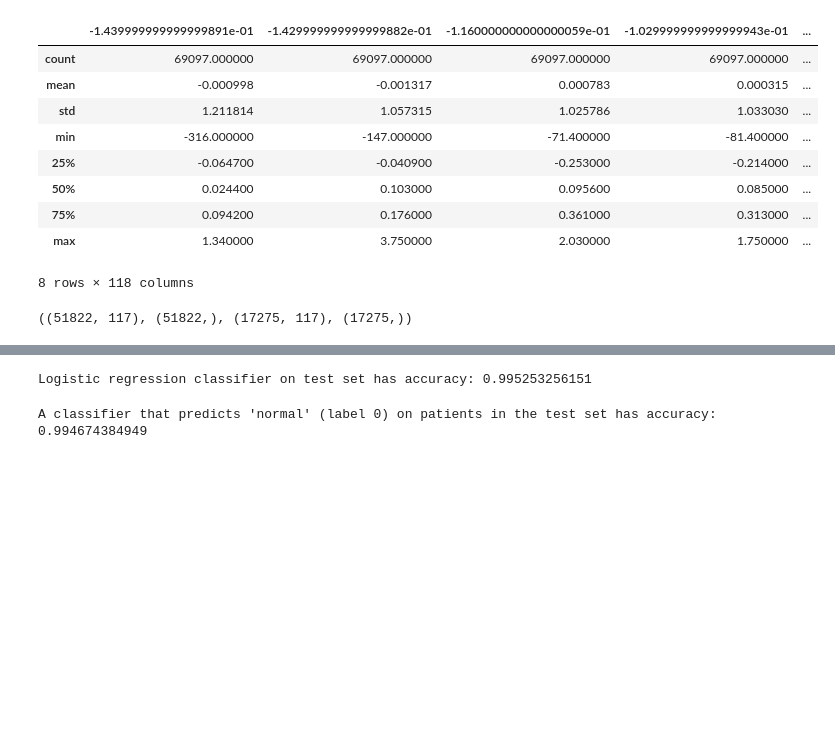
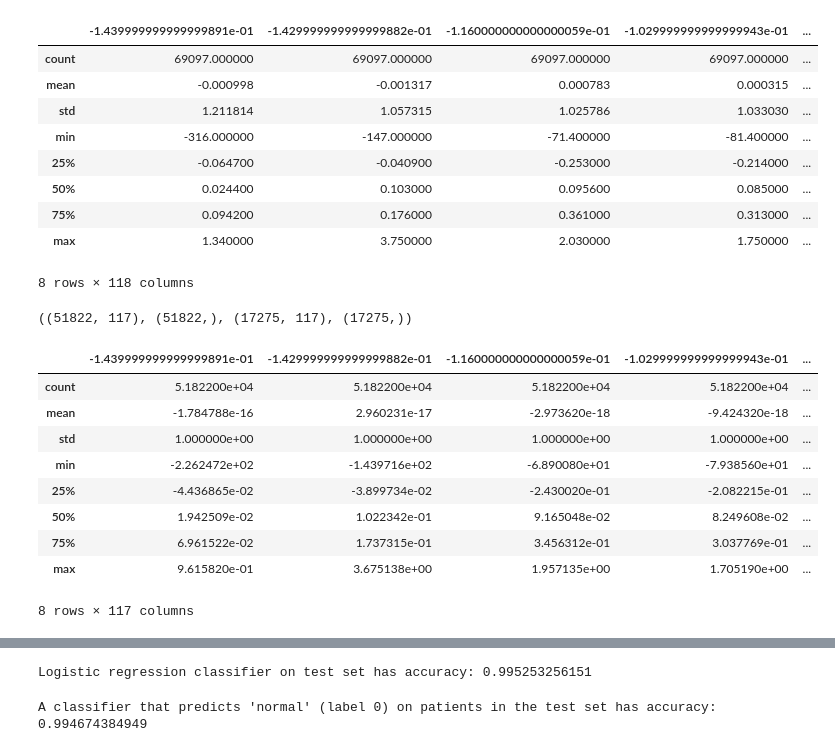
Before and after one commit to syj19950301/Data_Science_1, a Jupyter notebook: cs109a_hw6_submission.ipynb, the cells around one changed output, grey strips where cells are left out. Drawn from its saved outputs; the diff is of its cells as text; code cells hidden in the pictures; blank space fills up the shorter version.

```diff
--- a/cs109a_hw6_submission.ipynb
+++ b/cs109a_hw6_submission.ipynb
@@ -108,3 +110,16 @@ X_train, X_test, y_train, y_test = train_test_split(X_stand, y, test_size=0.25,
 X_train.shape, y_train.shape, X_test.shape, y_test.shape
 # %% [output]
 ((51822, 117), (51822,), (17275, 117), (17275,))
+# %%
+X_train.describe()
+# %% [output]
+|  | -1.439999999999999891e-01 | -1.429999999999999882e-01 | -1.160000000000000059e-01 | -1.029999999999999943e-01 | ... |
+| count | 5.182200e+04 | 5.182200e+04 | 5.182200e+04 | 5.182200e+04 | ... |
+| mean | -1.784788e-16 | 2.960231e-17 | -2.973620e-18 | -9.424320e-18 | ... |
+| std | 1.000000e+00 | 1.000000e+00 | 1.000000e+00 | 1.000000e+00 | ... |
+| min | -2.262472e+02 | -1.439716e+02 | -6.890080e+01 | -7.938560e+01 | ... |
+| 25% | -4.436865e-02 | -3.899734e-02 | -2.430020e-01 | -2.082215e-01 | ... |
+| 50% | 1.942509e-02 | 1.022342e-01 | 9.165048e-02 | 8.249608e-02 | ... |
+| 75% | 6.961522e-02 | 1.737315e-01 | 3.456312e-01 | 3.037769e-01 | ... |
+| max | 9.615820e-01 | 3.675138e+00 | 1.957135e+00 | 1.705190e+00 | ... |
+8 rows × 117 columns
```
Also changed, not shown: parts of 7 cells of this notebook, 1 other file.
